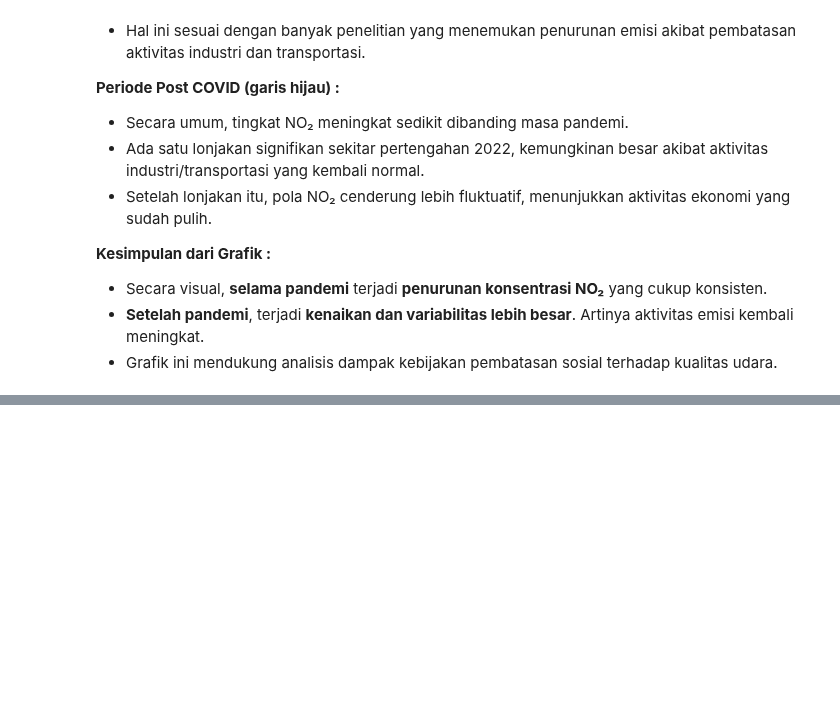
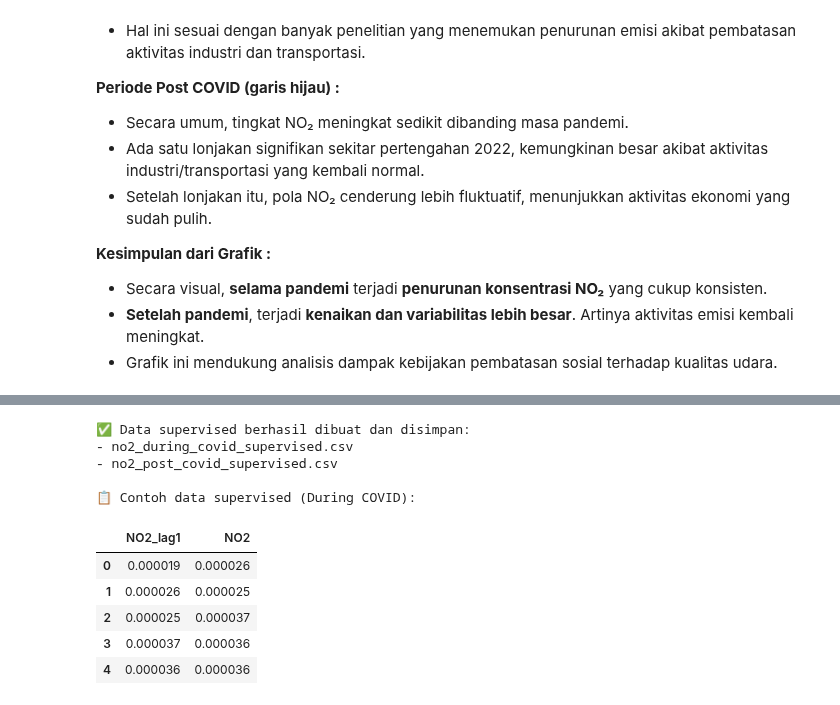
Before and after one commit to Triayunitak/PSD, a Jupyter notebook: tugas1-proyek-datasains/_build/jupyter_execute/tugas_NO2.ipynb, the cells around one changed output, grey strips where cells are left out. Drawn from its saved outputs; the diff is of its cells as text; code cells hidden in the pictures; blank space fills up the shorter version.

```diff
--- a/tugas1-proyek-datasains/_build/jupyter_execute/tugas_NO2.ipynb
+++ b/tugas1-proyek-datasains/_build/jupyter_execute/tugas_NO2.ipynb
@@ -229,0 +235,47 @@ plt.show()
+# %%
+import pandas as pd
+
+# --- Load data bersih hasil interpolasi ---
+during_clean = pd.read_csv("no2_during_covid_clean.csv")
+post_clean = pd.read_csv("no2_post_covid_clean.csv")
+
+# Pastikan kolom waktu diubah jadi datetime
+during_clean['time'] = pd.to_datetime(during_clean['time'])
+post_clean['time'] = pd.to_datetime(post_clean['time'])
+
+# --- Fungsi bantu untuk ubah time series ke supervised ---
+def make_supervised(df, target_col='NO2', lag=1):
+    data = pd.DataFrame()
+    for i in range(1, lag + 1):
+        data[f'{target_col}_lag{i}'] = df[target_col].shift(i)
+    data[target_col] = df[target_col]
+    data = data.dropna().reset_index(drop=True)
+    return data
+
+# Ubah data menjadi format supervised dengan 1 lag (bisa diganti ke 2–3 lag kalau mau)
+during_supervised = make_supervised(during_clean)
+post_supervised = make_supervised(post_clean)
+
+# --- Simpan hasil ke CSV ---
+during_supervised.to_csv("no2_during_covid_supervised.csv", index=False)
+post_supervised.to_csv("no2_post_covid_supervised.csv", index=False)
+
+print("✅ Data supervised berhasil dibuat dan disimpan:")
+print("- no2_during_covid_supervised.csv")
+print("- no2_post_covid_supervised.csv")
+
+# --- Tampilkan contoh data ---
+print("\n📋 Contoh data supervised (During COVID):")
+display(during_supervised.head())
+# %% [output]
+✅ Data supervised berhasil dibuat dan disimpan:
+- no2_during_covid_supervised.csv
+- no2_post_covid_supervised.csv
+
+📋 Contoh data supervised (During COVID):
+|  | NO2_lag1 | NO2 |
+| 0 | 0.000019 | 0.000026 |
+| 1 | 0.000026 | 0.000025 |
+| 2 | 0.000025 | 0.000037 |
+| 3 | 0.000037 | 0.000036 |
+| 4 | 0.000036 | 0.000036 |
```
Also changed, not shown: parts of 10 cells of this notebook, 14 other files.
